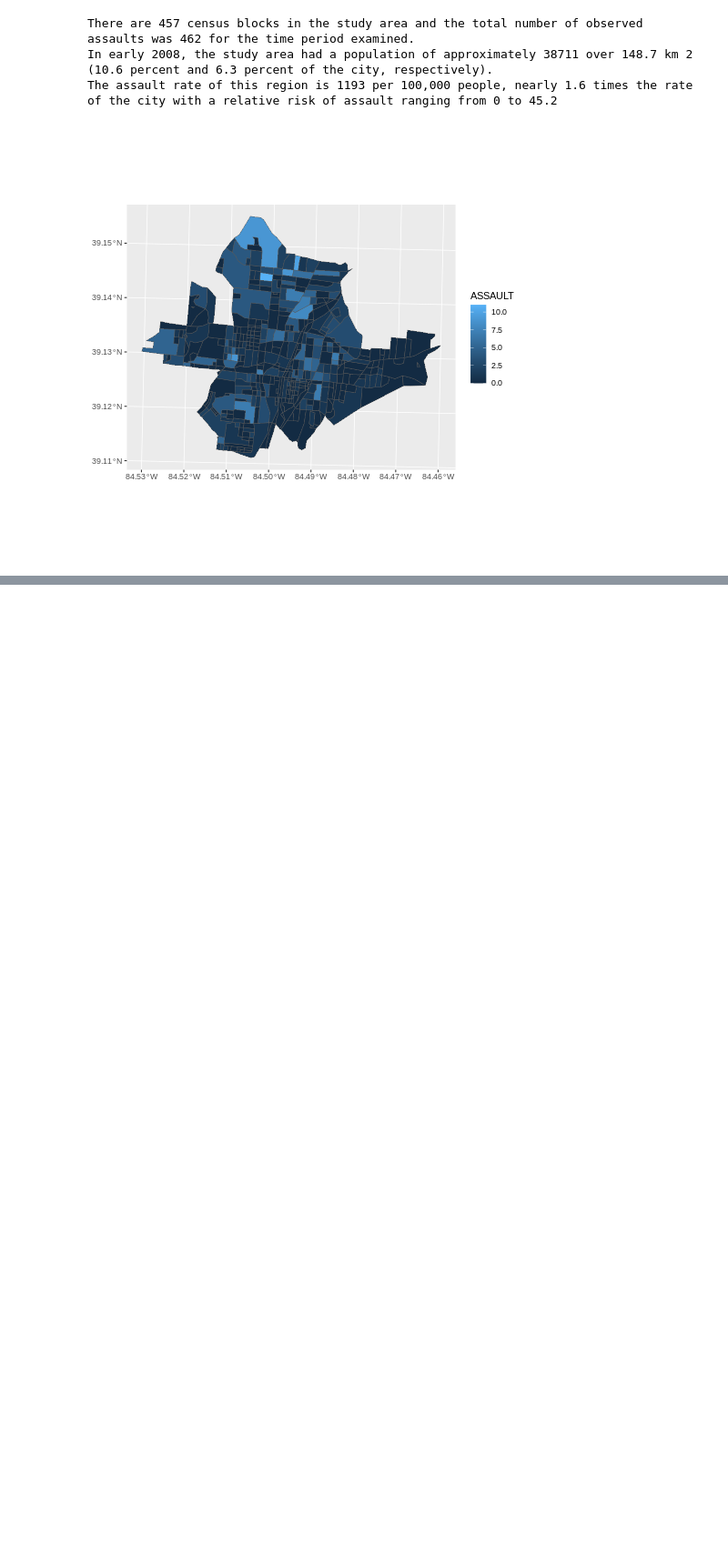
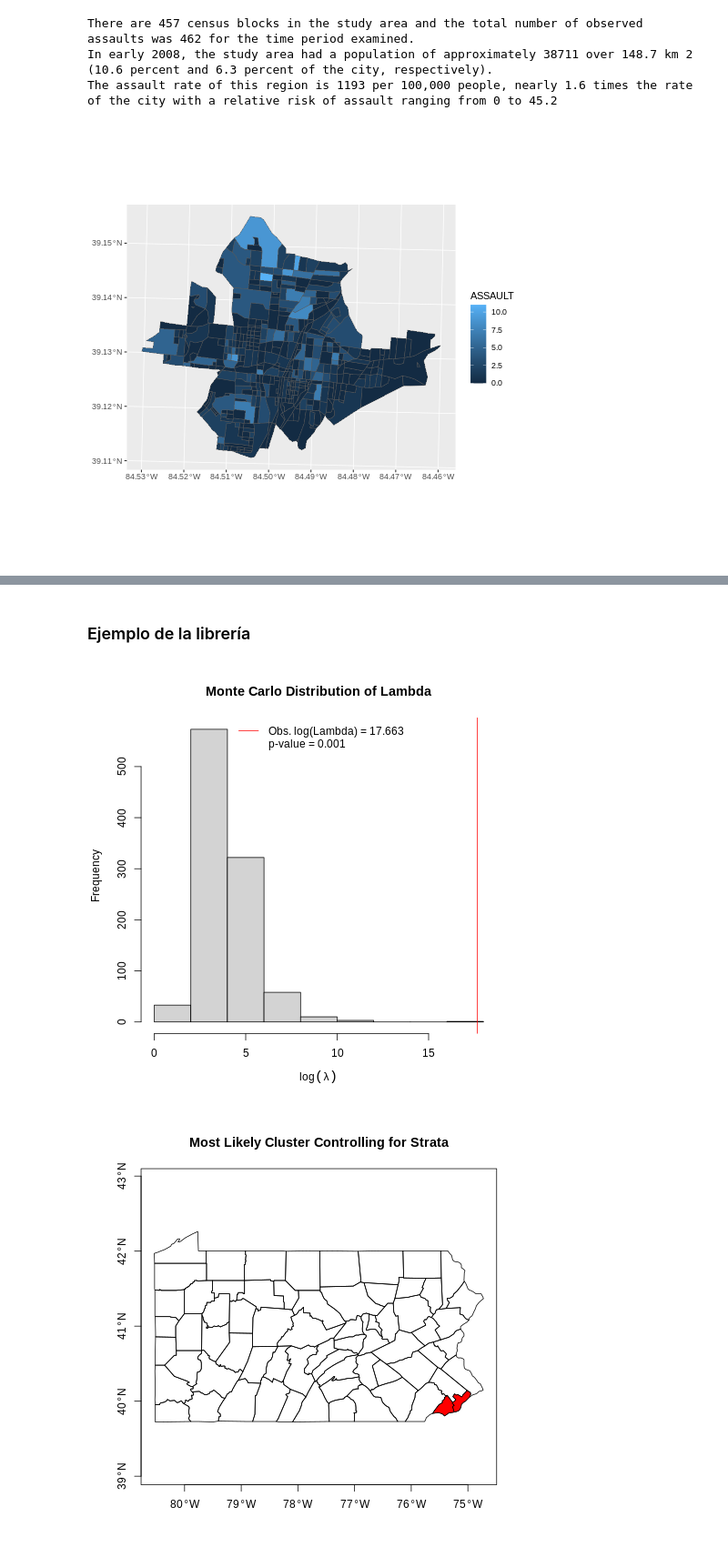
Before and after one commit to jofmorenore/Spatial_Clustering, a Jupyter notebook: Spatial_Clustering.ipynb, the cells around one changed output, grey strips where cells are left out. Shown: that part at 91% size. Saved outputs shown, nothing was run; the diff lists cells and outputs as text; code cells hidden in the pictures; blank space fills up the shorter version.

```diff
--- a/Spatial_Clustering.ipynb
+++ b/Spatial_Clustering.ipynb
@@ -101,0 +164,51 @@ ggplot() +
+# %%
+%%R
+geo = cincinnati %>% group_by(ID) %>% summarise(st_centroid(geometry)) %>% st_coordinates() %>% as.data.frame()
+EC = SpatialEpi::expected(cincinnati$POPULATION, cincinnati$ASSAULT, 1)
+
+poisson <- kulldorff(geo,                     # an n x 2 table of the (x,y)-coordinates of the area centroids
+                     cincinnati$ASSAULT,      # aggregated case counts for all n areas
+                     cincinnati$POPULATION,   # aggregated population counts for all n areas
+                     expected.cases=EC,       # expected numbers of disease for all n areas
+                     pop.upper.bound=0.5,     # the upper bound on the proportion of the total population each zone can include
+                     n.simulations=999,       # number of Monte Carlo samples used for significance measures
+                     alpha.level=0.05,        # alpha-level threshold used to declare significance
+                     plot=FALSE                # flag for whether to plot histogram of Monte Carlo samples of the LL of the most likely cluster
+                     )
+# %% [markdown]
+### Ejemplo de la librería
+# %%
+%%R
+data(pennLC, package = "SpatialEpi")
+data <- pennLC$data
+
+## Process geographical information and convert to grid
+geo <- pennLC$geo[,2:3]
+geo <- latlong2grid(geo)
+
+## Get aggregated counts of population and cases for each county
+population <- tapply(data$population,data$county,sum)
+cases <- tapply(data$cases,data$county,sum)
+
+## Based on the 16 strata levels, computed expected numbers of disease
+n.strata <- 16
+expected.cases <- expected(data$population, data$cases, n.strata)
+
+## Set Parameters
+pop.upper.bound <- 0.5
+n.simulations <- 999
+alpha.level <- 0.05
+plot <- TRUE
+
+## Kulldorff using Poisson likelihoods
+poisson <- kulldorff(geo, cases, population, expected.cases, pop.upper.bound,
+n.simulations, alpha.level, plot)
+cluster <- poisson$most.likely.cluster$location.IDs.included
+
+## plot
+plot(pennLC$spatial.polygon,axes=TRUE)
+plot(pennLC$spatial.polygon[cluster],add=TRUE,col="red")
+title("Most Likely Cluster Controlling for Strata")
+# %% [output]
+[figure, added]
+[figure, added]
```
Also changed, not shown: parts of 18 cells of this notebook.
